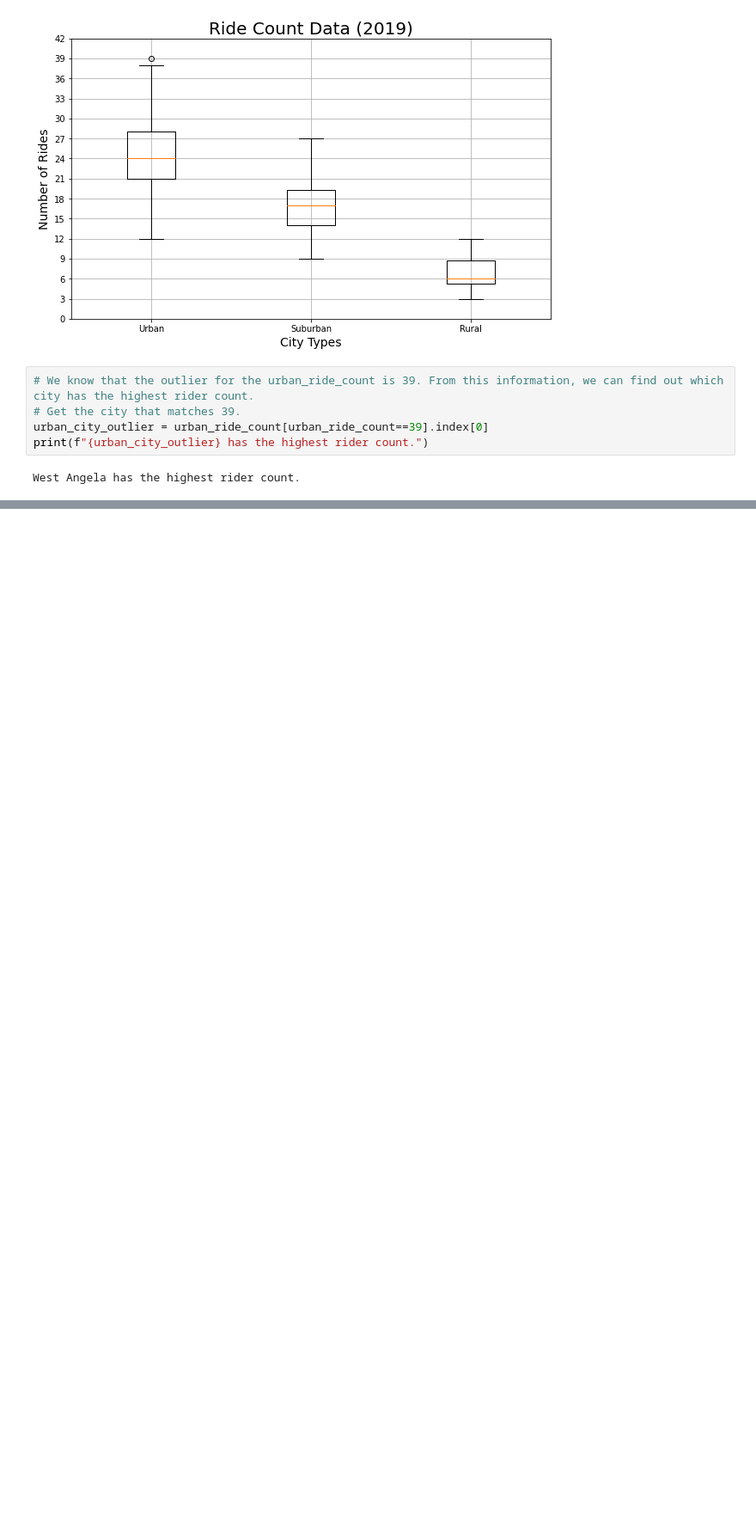
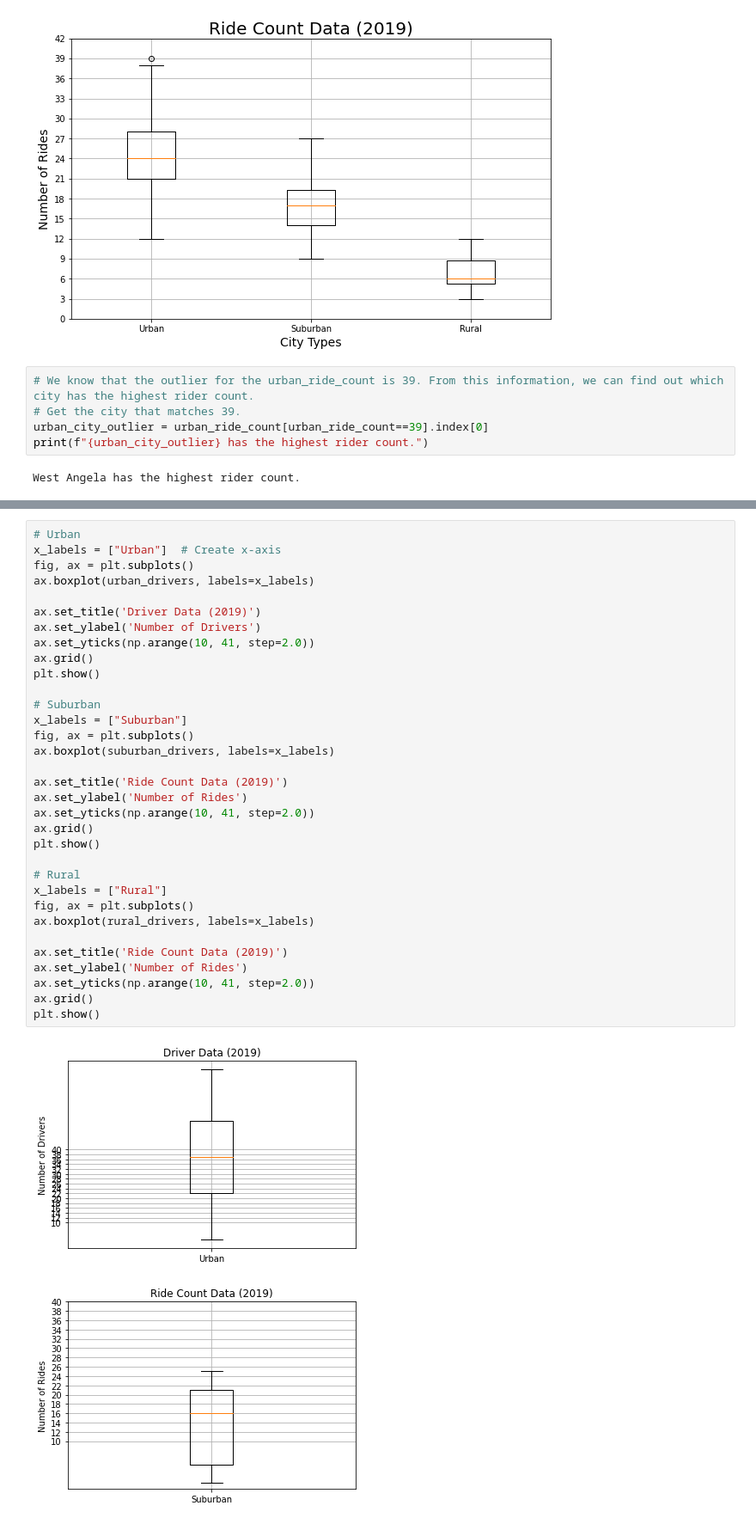
Before and after one commit to lawnshogan/PyBer_Analysis, a Jupyter notebook: PyBer.ipynb, the cells around one changed output, grey strips where cells are left out. Shown: that part at 86% size. Saved outputs shown, nothing was run; the diff lists cells and outputs as text; blank space fills up the shorter version.

```diff
--- a/PyBer.ipynb
+++ b/PyBer.ipynb
@@ -439,0 +548,36 @@ West Angela has the highest rider count.
+# %%
+# Urban
+x_labels = ["Urban"]  # Create x-axis
+fig, ax = plt.subplots()
+ax.boxplot(urban_drivers, labels=x_labels)
+
+ax.set_title('Driver Data (2019)')
+ax.set_ylabel('Number of Drivers')
+ax.set_yticks(np.arange(10, 41, step=2.0))
+ax.grid()
+plt.show()
+
+# Suburban
+x_labels = ["Suburban"]
+fig, ax = plt.subplots()
+ax.boxplot(suburban_drivers, labels=x_labels)
+
+ax.set_title('Ride Count Data (2019)')
+ax.set_ylabel('Number of Rides')
+ax.set_yticks(np.arange(10, 41, step=2.0))
+ax.grid()
+plt.show()
+
+# Rural
+x_labels = ["Rural"]
+fig, ax = plt.subplots()
+ax.boxplot(rural_drivers, labels=x_labels)
+
+ax.set_title('Ride Count Data (2019)')
+ax.set_ylabel('Number of Rides')
+ax.set_yticks(np.arange(10, 41, step=2.0))
+ax.grid()
+plt.show()
+# %% [output]
+[figure, added]
+[figure, added]
```
Also changed, not shown: parts of 7 cells of this notebook, 1 other file.
